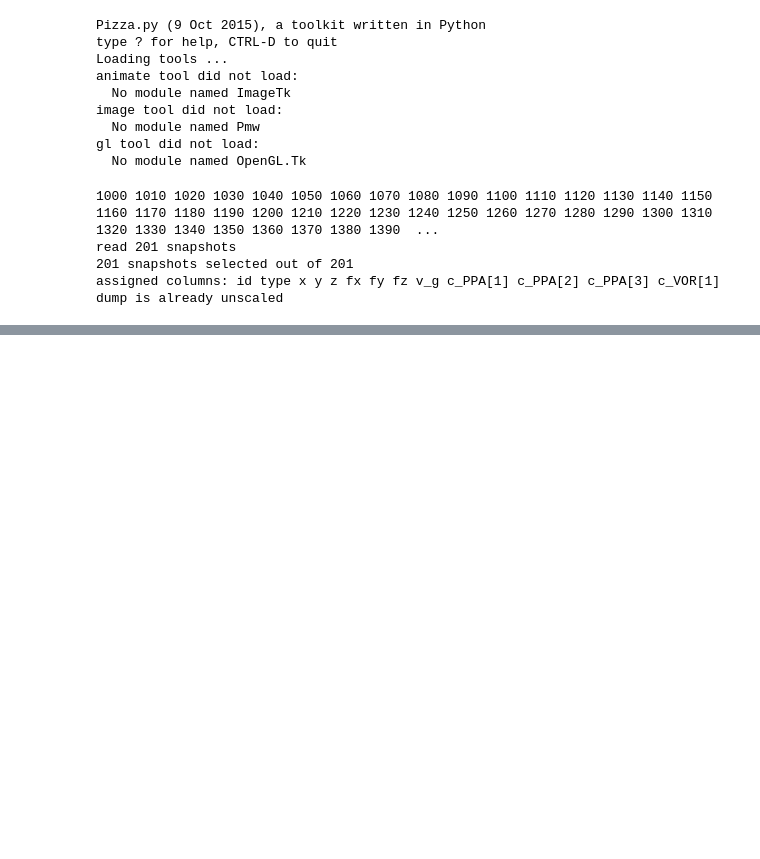
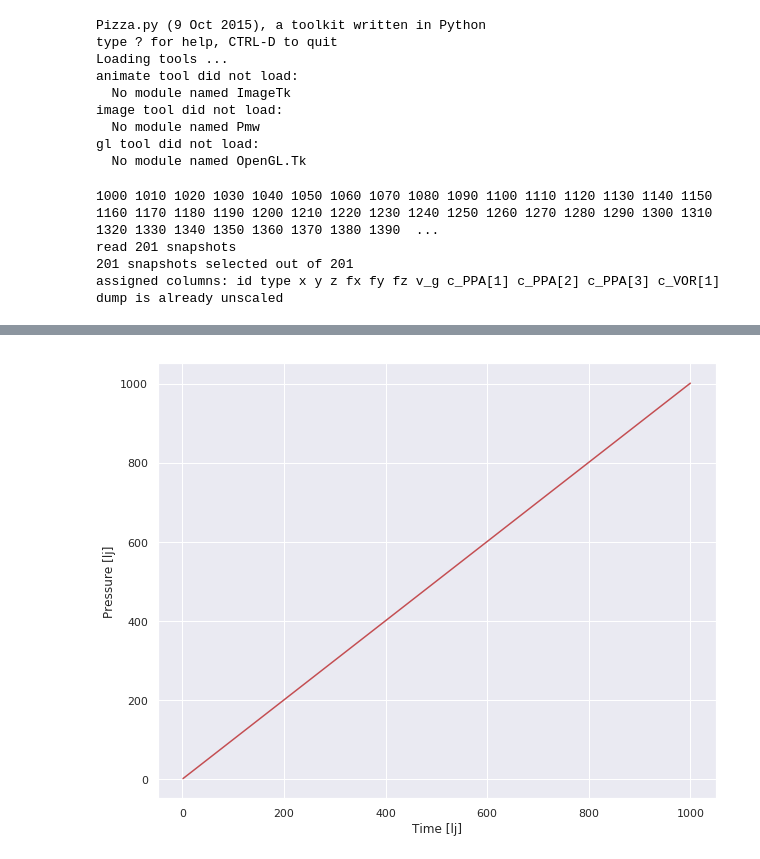
Before and after one commit to auduntre/FYS4460, a Jupyter notebook: Project2/task_e/task_e.ipynb, the cells around one changed output, grey strips where cells are left out. Cells and saved outputs as stored; diff of their text form; code cells hidden in the pictures; blank space fills up the shorter version.

Commit message:
pressure adding

```diff
--- a/Project2/task_e/task_e.ipynb
+++ b/Project2/task_e/task_e.ipynb
@@ -112,0 +110,9 @@ show()
+# %%
+press_system = loadtxt("press.txt")
+
+plot(press_system[0, :], press_system[1, :], "r")
+xlabel("Time [lj]")
+ylabel("Pressure [lj]")
+show()
+# %% [output]
+[figure, added]
```
Also changed, not shown: parts of 8 cells of this notebook, 1 other file.
